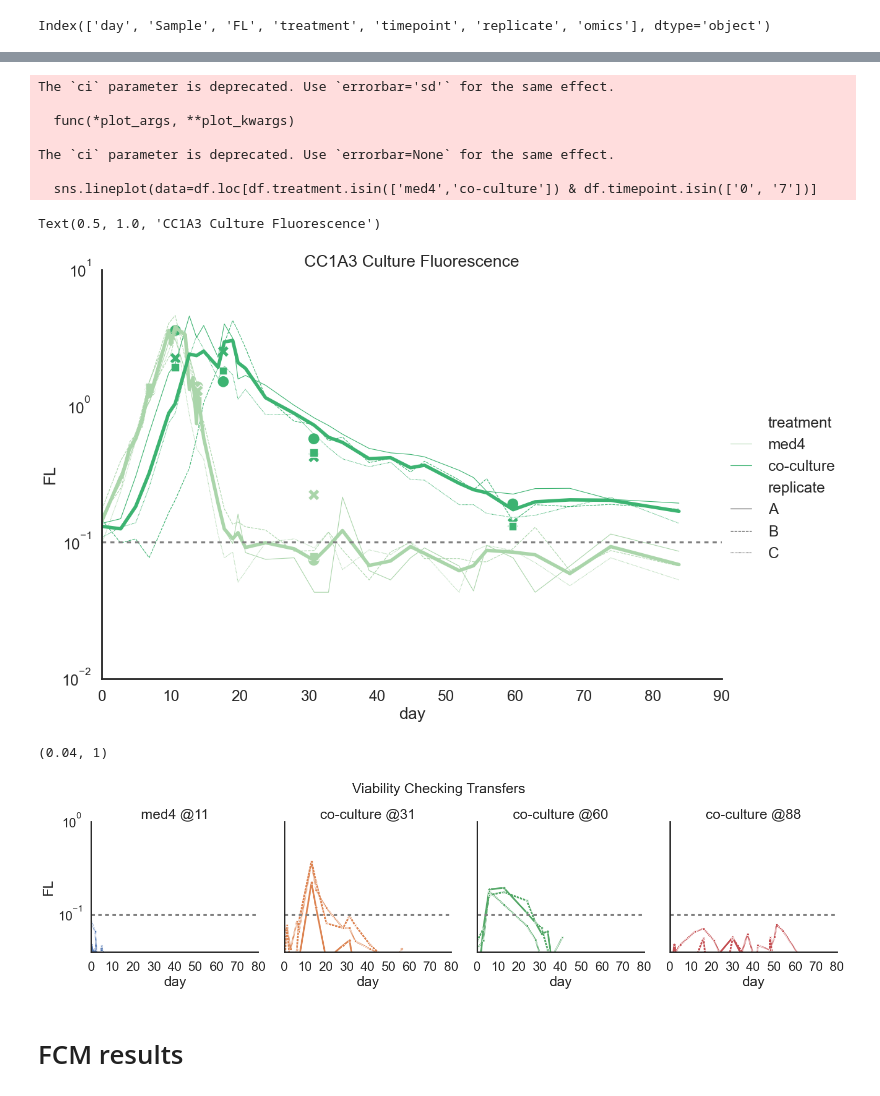
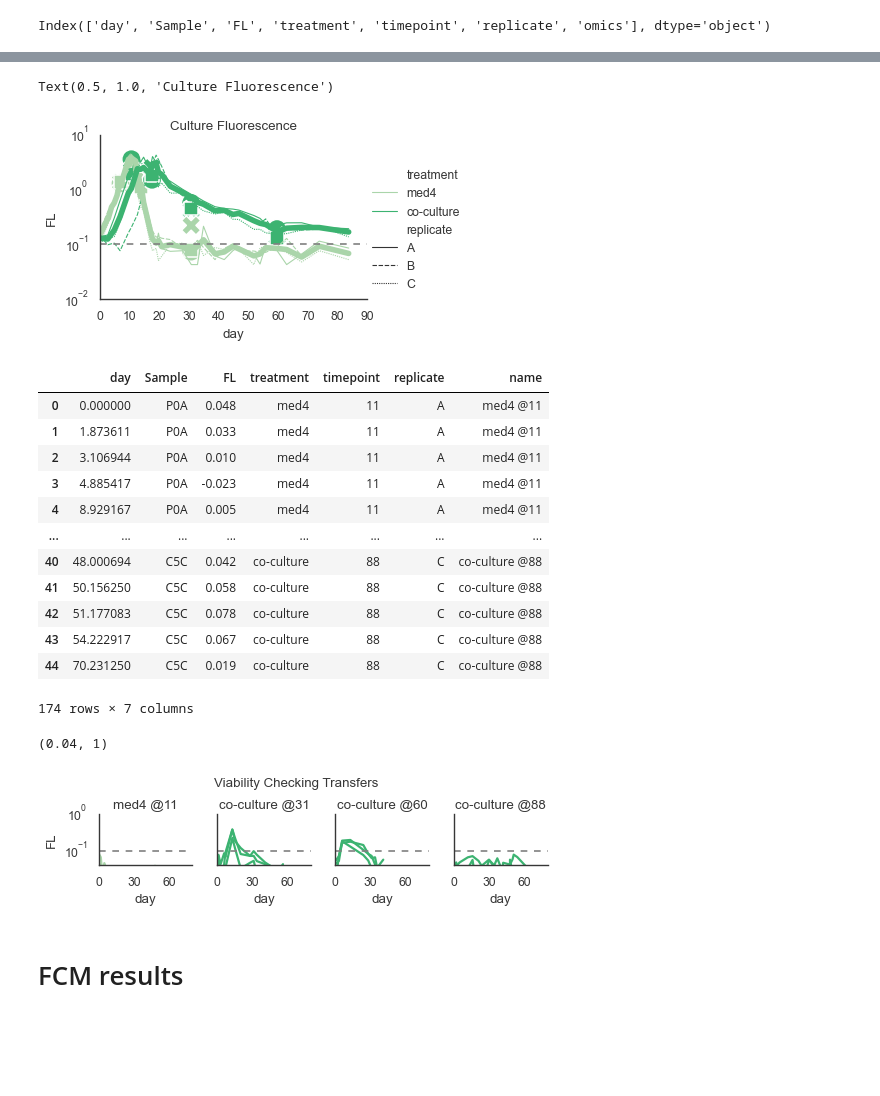
Before and after one commit to wosnat/CC1A3, a Jupyter notebook: FCM/cc1A3 notebook.ipynb, the cells around one changed output, grey strips where cells are left out. Saved outputs shown, nothing was run; the diff lists cells and outputs as text; code cells hidden in the pictures; blank space fills up the shorter version.

Commit message:
FCM/FL figures

```diff
--- a/FCM/cc1A3 notebook.ipynb
+++ b/FCM/cc1A3 notebook.ipynb
@@ -19,10 +19,10 @@ from sklearn import metrics
 import statsmodels.api as sm
 
 sns.set(rc={'figure.figsize':(15,8)})
-sns.set_context('poster')
 sns.set_style('white')
 #plt.rcParams["figure.dpi"] = 600
 from sklearn.model_selection import train_test_split
+import seaborn_figure_settings
 # %%
 
 HCOLOR = '#E26A2C'
@@ -207,68 +148,79 @@ sns.relplot(data=df.loc[df.treatment.isin(['med4','co-culture']) & df.timepoint.
             style='replicate',
             #markers=True,
             estimator=None, units='Sample',
             hue='treatment', markersize=5,
             #size='omics',
             hue_order=torder, palette=tpal,
             lw=1,
-           kind='line', ci='sd',
-            height=10, aspect=1.4,
+           kind='line', errorbar='sd',
+            height=3, aspect=1.4,
             #legend=False
            )
 sns.lineplot(data=df.loc[df.treatment.isin(['med4','co-culture']) & df.timepoint.isin(['0', '7'])]
             , x='day', y='FL',
             hue='treatment',
             hue_order=torder, palette=tpal,
-            lw=5, ci=None,
+            lw=5, errorbar=None,
             legend=False
            )
 sns.scatterplot(data=df.loc[df.treatment.isin(['med4','co-culture']) & df.omics.isin([True])]
             , x='day', y='FL',
             hue_order=torder, palette=tpal,
             style='replicate',
             hue='treatment', s=300,
                 legend=False
            )
 
 plt.xlim(0,90)
 #plt.ylim(0,5)
 plt.axhline(1e-1, color='grey', linestyle='--')
 
 plt.yscale('log')
 
-plt.title('CC1A3 Culture Fluorescence')
+plt.title('Culture Fluorescence')
 # %% [output]
-The `ci` parameter is deprecated. Use `errorbar='sd'` for the same effect.
-
-  func(*plot_args, **plot_kwargs)
-
-The `ci` parameter is deprecated. Use `errorbar=None` for the same effect.
-
-  sns.lineplot(data=df.loc[df.treatment.isin(['med4','co-culture']) & df.timepoint.isin(['0', '7'])]
+Text(0.5, 1.0, 'Culture Fluorescence')
-Text(0.5, 1.0, 'CC1A3 Culture Fluorescence')
-[figure, old version]
+[figure, new version]
+# %%
+trans_df
+# %% [output]
+|  | day | Sample | FL | treatment | timepoint | replicate | name |
+| 0 | 0.000000 | P0A | 0.048 | med4 | 11 | A | med4 @11 |
+| 1 | 1.873611 | P0A | 0.033 | med4 | 11 | A | med4 @11 |
+| 2 | 3.106944 | P0A | 0.010 | med4 | 11 | A | med4 @11 |
+| 3 | 4.885417 | P0A | -0.023 | med4 | 11 | A | med4 @11 |
+| 4 | 8.929167 | P0A | 0.005 | med4 | 11 | A | med4 @11 |
+| ... | ... | ... | ... | ... | ... | ... | ... |
+| 40 | 48.000694 | C5C | 0.042 | co-culture | 88 | C | co-culture @88 |
+| 41 | 50.156250 | C5C | 0.058 | co-culture | 88 | C | co-culture @88 |
+| 42 | 51.177083 | C5C | 0.078 | co-culture | 88 | C | co-culture @88 |
+| 43 | 54.222917 | C5C | 0.067 | co-culture | 88 | C | co-culture @88 |
+| 44 | 70.231250 | C5C | 0.019 | co-culture | 88 | C | co-culture @88 |
+174 rows × 7 columns
 # %%
 
 g = sns.relplot(data=trans_df, # .loc[trans_df.name != 'med4 @11'],
-            x='day', y='FL',
-            style='replicate', markers=True,
+            x='day', y='FL', lw=2,
+            #style='replicate', markers=True,
             estimator=None, units='Sample',
-            hue='name', markersize=5,
+            hue='treatment', #markersize=5,
+                hue_order=torder, palette=tpal,
            kind='line', #ci='sd'
             #height=10,
-            aspect=1,
+                height=1.7,
+            #aspect=1,
             col='name', legend=False
 
            ).set_titles('{col_name}')
 for ax in g.axes.flat:
     ax.axhline(1e-1, color='grey', linestyle='--')
-
+g.set(xticks=[0,30,60])
 plt.suptitle('Viability Checking Transfers', y=1.05)
 plt.yscale('log')
 plt.ylim(0.04, 1)
 # %% [output]
 (0.04, 1)
-[figure, old version]
+[figure, new version]
 # %% [markdown]
 # FCM results
 # %%
```
Also changed, not shown: parts of 17 cells of this notebook, 1 other file.
